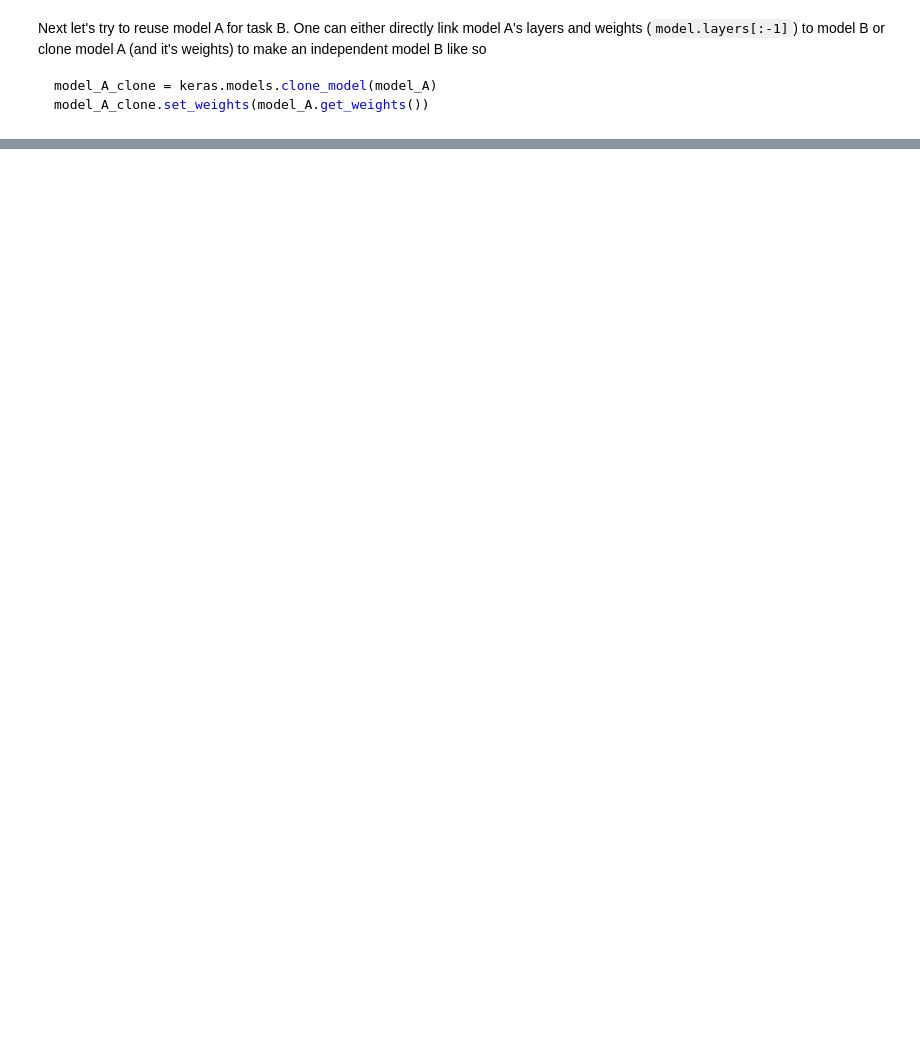
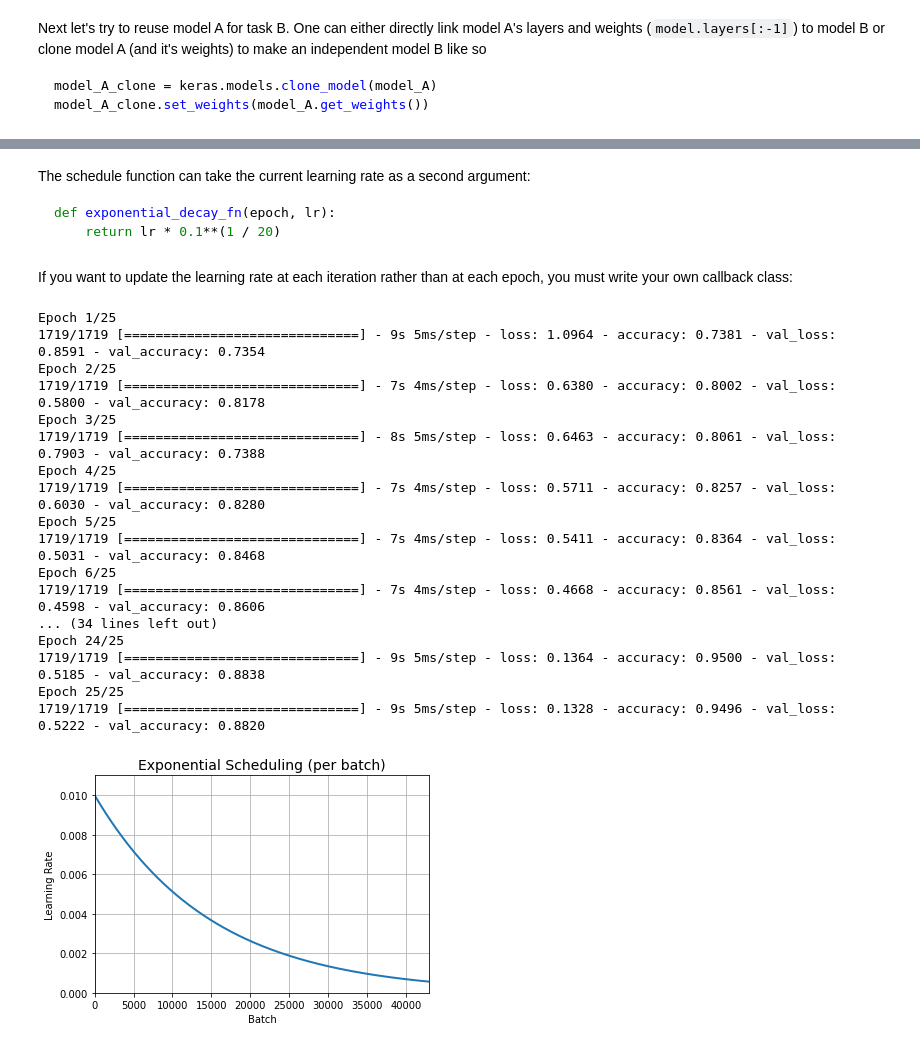
Before and after one commit to matyama/homl, a Jupyter notebook: 11_training_deep_neural_nets.ipynb, the cells around one changed output, grey strips where cells are left out. Saved outputs shown, nothing was run; the diff lists cells and outputs as text; code cells hidden in the pictures; blank space fills up the shorter version.

````diff
--- a/11_training_deep_neural_nets.ipynb
+++ b/11_training_deep_neural_nets.ipynb
@@ -729,0 +888,78 @@ optimizer = keras.optimizers.Nadam(lr=0.001, beta_1=0.9, beta_2=0.999)
+# %% [markdown]
+The schedule function can take the current learning rate as a second argument:
+```python
+def exponential_decay_fn(epoch, lr):
+    return lr * 0.1**(1 / 20)
+```
+# %% [markdown]
+If you want to update the learning rate at each iteration rather than at each epoch, you must write your own callback class:
+# %%
+# Callback that applies exponential decay each SGD iteration
+#  - with previous schedules the learning rate was adapted per epoch
+class ExponentialDecay(keras.callbacks.Callback):
+
+    def __init__(self, s=40000):
+        super().__init__()
+        self.s = s
+
+    def on_batch_begin(self, batch, logs=None):
+        # Note: the `batch` argument is reset at each epoch
+        lr = keras.backend.get_value(self.model.optimizer.lr)
+        keras.backend.set_value(self.model.optimizer.lr, lr * 0.1**(1 / s))
+
+    def on_epoch_end(self, epoch, logs=None):
+        logs = logs or {}
+        logs['lr'] = keras.backend.get_value(self.model.optimizer.lr)
+
+# Define the SGD optimizer with initial learning rate
+lr0 = 0.01
+optimizer = keras.optimizers.Nadam(lr=lr0)
+
+# Build the model
+model = keras.models.Sequential([
+    keras.layers.Flatten(input_shape=[28, 28]),
+    keras.layers.Dense(300, activation="selu", kernel_initializer="lecun_normal"),
+    keras.layers.Dense(100, activation="selu", kernel_initializer="lecun_normal"),
+    keras.layers.Dense(10, activation="softmax")
+])
+model.compile(loss="sparse_categorical_crossentropy", optimizer=optimizer, metrics=["accuracy"])
+
+# Train the model for 25 epochs passing in the exponential decay callback
+n_epochs = 25
+batch_size = 32
+s = 20 * len(X_train) // batch_size # number of steps in 20 epochs (batch size = 32)
+exp_decay = ExponentialDecay(s)
+history = model.fit(X_train_scaled, y_train, epochs=n_epochs, validation_data=(X_valid_scaled, y_valid), callbacks=[exp_decay])
+
+# Replicate the learning rate schedule
+n_steps = n_epochs * len(X_train) // batch_size
+steps = np.arange(n_steps)
+lrs = lr0 * 0.1**(steps / s)
+
+# Plot the learning rate schedule
+plt.plot(steps, lrs, "-", linewidth=2)
+plt.axis([0, n_steps - 1, 0, lr0 * 1.1])
+plt.xlabel("Batch")
+plt.ylabel("Learning Rate")
+plt.title("Exponential Scheduling (per batch)", fontsize=14)
+plt.grid(True)
+plt.show()
+# %% [output]
+Epoch 1/25
+1719/1719 [==============================] - 9s 5ms/step - loss: 1.0964 - accuracy: 0.7381 - val_loss: 0.8591 - val_accuracy: 0.7354
+Epoch 2/25
+1719/1719 [==============================] - 7s 4ms/step - loss: 0.6380 - accuracy: 0.8002 - val_loss: 0.5800 - val_accuracy: 0.8178
+Epoch 3/25
+1719/1719 [==============================] - 8s 5ms/step - loss: 0.6463 - accuracy: 0.8061 - val_loss: 0.7903 - val_accuracy: 0.7388
+Epoch 4/25
+1719/1719 [==============================] - 7s 4ms/step - loss: 0.5711 - accuracy: 0.8257 - val_loss: 0.6030 - val_accuracy: 0.8280
+Epoch 5/25
+1719/1719 [==============================] - 7s 4ms/step - loss: 0.5411 - accuracy: 0.8364 - val_loss: 0.5031 - val_accuracy: 0.8468
+Epoch 6/25
+1719/1719 [==============================] - 7s 4ms/step - loss: 0.4668 - accuracy: 0.8561 - val_loss: 0.4598 - val_accuracy: 0.8606
+... (34 lines left out)
+Epoch 24/25
+1719/1719 [==============================] - 9s 5ms/step - loss: 0.1364 - accuracy: 0.9500 - val_loss: 0.5185 - val_accuracy: 0.8838
+Epoch 25/25
+1719/1719 [==============================] - 9s 5ms/step - loss: 0.1328 - accuracy: 0.9496 - val_loss: 0.5222 - val_accuracy: 0.8820
+[figure, added]
````
Also changed, not shown: parts of 43 cells of this notebook.
